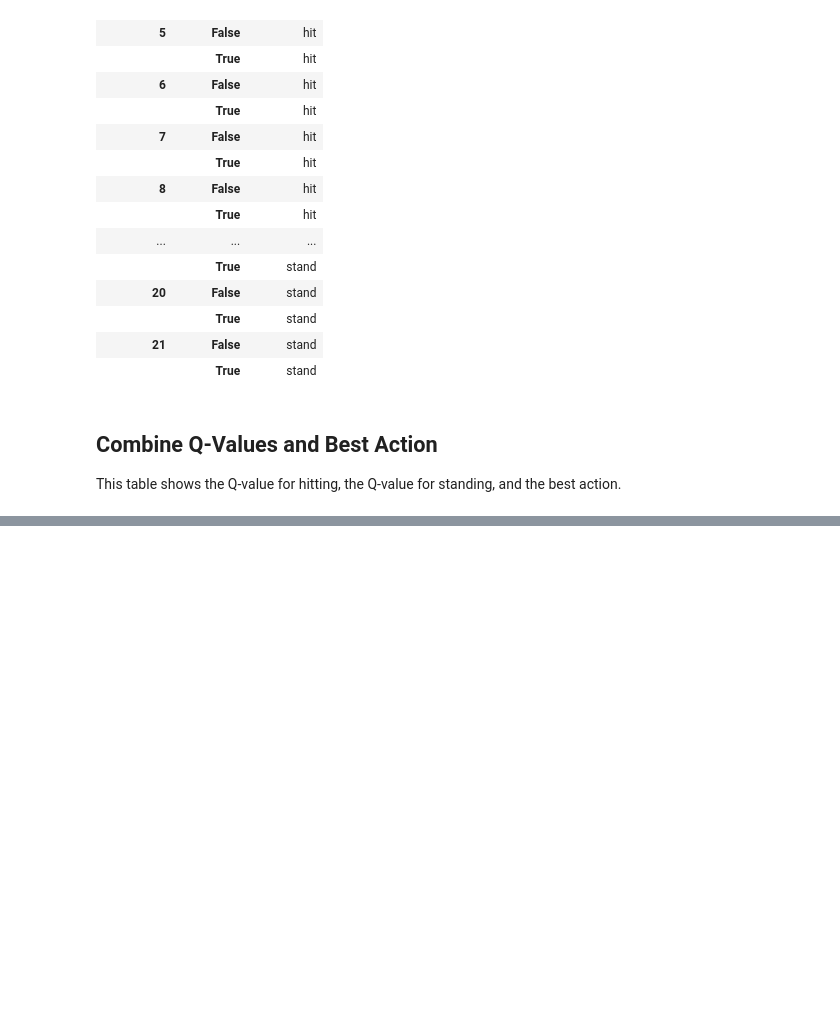
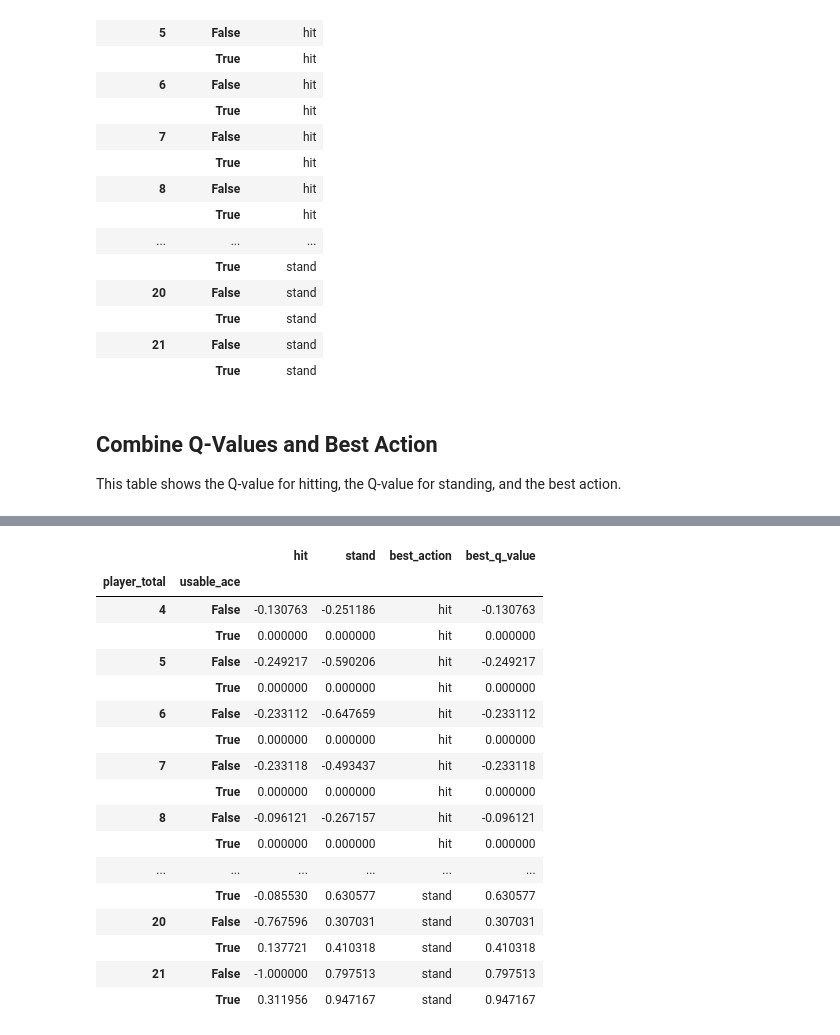
Before and after one commit to igoldin670/BlackJack-RL, a Jupyter notebook: BlackJack.ipynb, the cells around one changed output, grey strips where cells are left out. Cells and saved outputs as stored; diff of their text form; code cells hidden in the pictures; blank space fills up the shorter version.

```diff
--- a/BlackJack.ipynb
+++ b/BlackJack.ipynb
@@ -503,0 +516,25 @@ Q_with_policy
+# %%
+Q_with_policy = Q.copy()
+Q_with_policy["best_action"] = Q.idxmax(axis=1)
+Q_with_policy["best_q_value"] = Q.max(axis=1)
+
+Q_with_policy[["hit", "stand", "best_action", "best_q_value"]]
+# %% [output]
+|  |  | hit | stand | best_action | best_q_value |
+| player_total | usable_ace |  |  |  |  |
+| 4 | False | -0.130763 | -0.251186 | hit | -0.130763 |
+|  | True | 0.000000 | 0.000000 | hit | 0.000000 |
+| 5 | False | -0.249217 | -0.590206 | hit | -0.249217 |
+|  | True | 0.000000 | 0.000000 | hit | 0.000000 |
+| 6 | False | -0.233112 | -0.647659 | hit | -0.233112 |
+|  | True | 0.000000 | 0.000000 | hit | 0.000000 |
+| 7 | False | -0.233118 | -0.493437 | hit | -0.233118 |
+|  | True | 0.000000 | 0.000000 | hit | 0.000000 |
+| 8 | False | -0.096121 | -0.267157 | hit | -0.096121 |
+|  | True | 0.000000 | 0.000000 | hit | 0.000000 |
+| ... | ... | ... | ... | ... | ... |
+|  | True | -0.085530 | 0.630577 | stand | 0.630577 |
+| 20 | False | -0.767596 | 0.307031 | stand | 0.307031 |
+|  | True | 0.137721 | 0.410318 | stand | 0.410318 |
+| 21 | False | -1.000000 | 0.797513 | stand | 0.797513 |
+|  | True | 0.311956 | 0.947167 | stand | 0.947167 |
```
Also changed, not shown: parts of 7 cells of this notebook.
